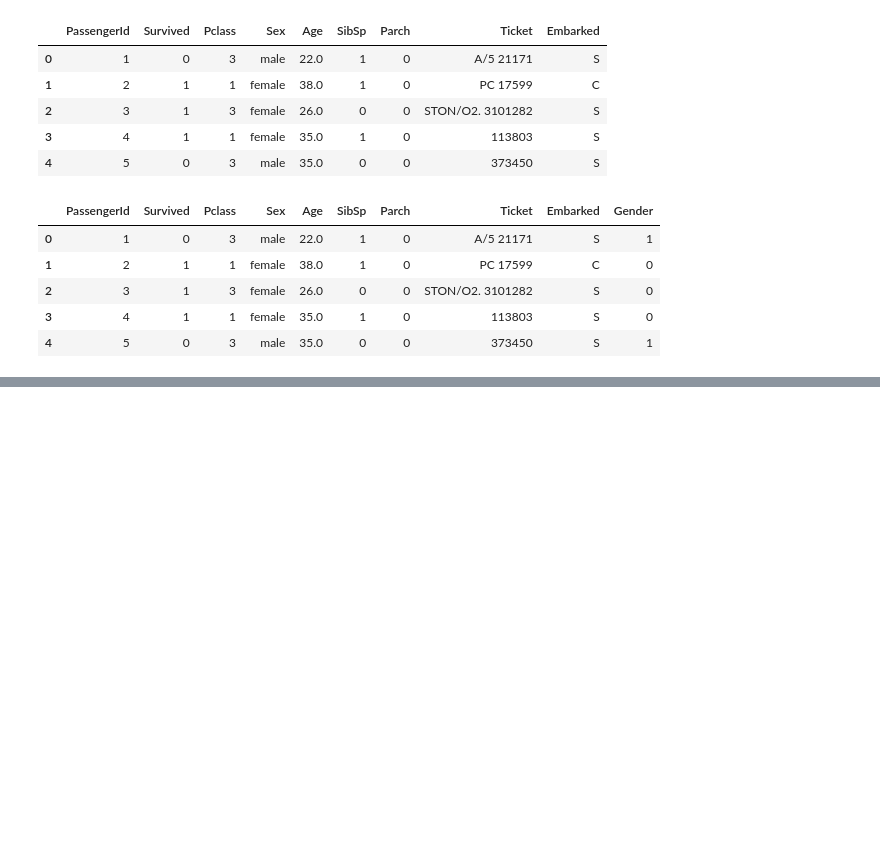
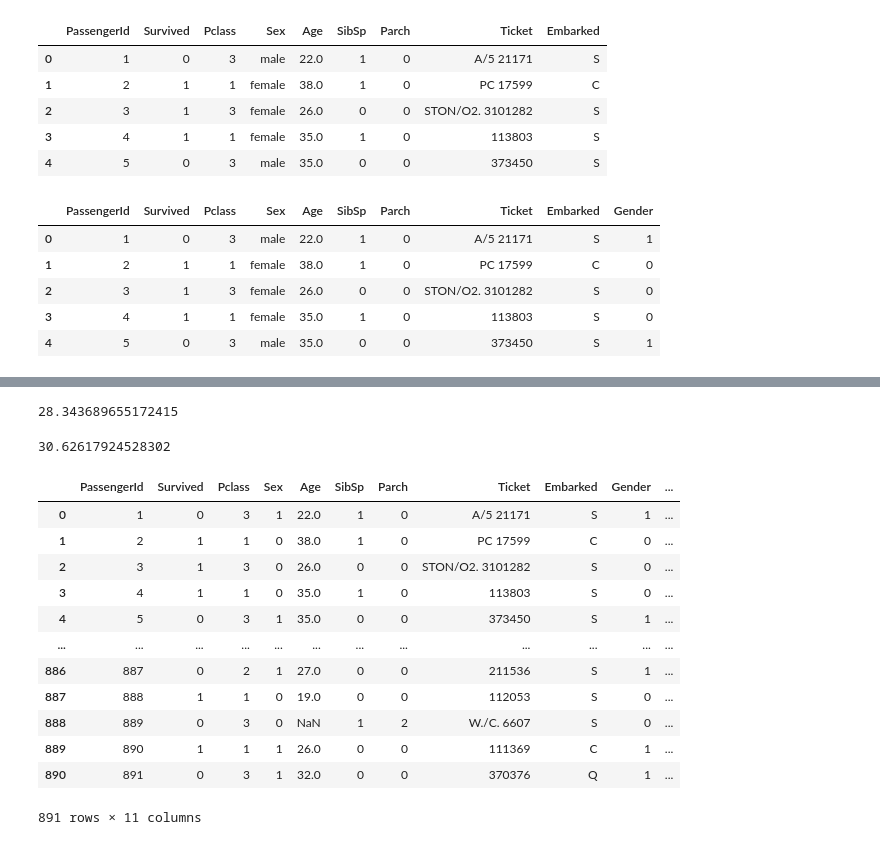
Before and after one commit to AnupDumre/DataScienceBootcamp, a Jupyter notebook: Visualization.ipynb, the cells around one changed output, grey strips where cells are left out. Saved outputs shown, nothing was run; the diff lists cells and outputs as text; code cells hidden in the pictures; blank space fills up the shorter version.

```diff
--- a/Visualization.ipynb
+++ b/Visualization.ipynb
@@ -105,3 +107,10 @@ titanic.head()
 | 2 | 3 | 1 | 3 | female | 26.0 | 0 | 0 | STON/O2. 3101282 | S | 0 |
 | 3 | 4 | 1 | 1 | female | 35.0 | 1 | 0 | 113803 | S | 0 |
 | 4 | 5 | 0 | 3 | male | 35.0 | 0 | 0 | 373450 | S | 1 |
+# %%
+from sklearn.preprocessing import LabelEncoder
+labelencoder = LabelEncoder()
+titanic['Sex']= labelencoder.fit_transform(titanic['Sex'])
+titanic.head()
+
+#this code snippet converts the categorical 'Sex' column in the 'titanic' DataFrame (which contains string values like 'male' and 'female') into numeric values (typically 0 for one category and 1 for the other) using the LabelEncoder from scikit-learn. This numeric encoding allows machine learning algorithms to work with categorical data effectively.
@@ -107,0 +141,30 @@ titanic.head()
+# %%
+#Fill the missing age of the survived one with the mean age of the survival people and non survive age with non survival age ko mean
+
+mean = titanic[titanic.Survived == 1].Age.mean()
+mean
+# %% [output]
+28.343689655172415
+# %%
+death = titanic[titanic.Survived == 0].Age.mean()
+death
+# %% [output]
+30.62617924528302
+# %%
+# Fill the missing values in the 'age' column of the 'titanic' DataFrame with the 'mean age' of the passengers who survived.
+titanic['age'] =np.where(pd.isnull(titanic.Age) & titanic["Survived"]==1 ,mean, titanic['Age'])
+titanic
+# %% [output]
+|  | PassengerId | Survived | Pclass | Sex | Age | SibSp | Parch | Ticket | Embarked | Gender | ... |
+| 0 | 1 | 0 | 3 | 1 | 22.0 | 1 | 0 | A/5 21171 | S | 1 | ... |
+| 1 | 2 | 1 | 1 | 0 | 38.0 | 1 | 0 | PC 17599 | C | 0 | ... |
+| 2 | 3 | 1 | 3 | 0 | 26.0 | 0 | 0 | STON/O2. 3101282 | S | 0 | ... |
+| 3 | 4 | 1 | 1 | 0 | 35.0 | 1 | 0 | 113803 | S | 0 | ... |
+| 4 | 5 | 0 | 3 | 1 | 35.0 | 0 | 0 | 373450 | S | 1 | ... |
+| ... | ... | ... | ... | ... | ... | ... | ... | ... | ... | ... | ... |
+| 886 | 887 | 0 | 2 | 1 | 27.0 | 0 | 0 | 211536 | S | 1 | ... |
+| 887 | 888 | 1 | 1 | 0 | 19.0 | 0 | 0 | 112053 | S | 0 | ... |
+| 888 | 889 | 0 | 3 | 0 | NaN | 1 | 2 | W./C. 6607 | S | 0 | ... |
+| 889 | 890 | 1 | 1 | 1 | 26.0 | 0 | 0 | 111369 | C | 1 | ... |
+| 890 | 891 | 0 | 3 | 1 | 32.0 | 0 | 0 | 370376 | Q | 1 | ... |
+891 rows × 11 columns
```
Also changed, not shown: parts of 15 cells of this notebook.
